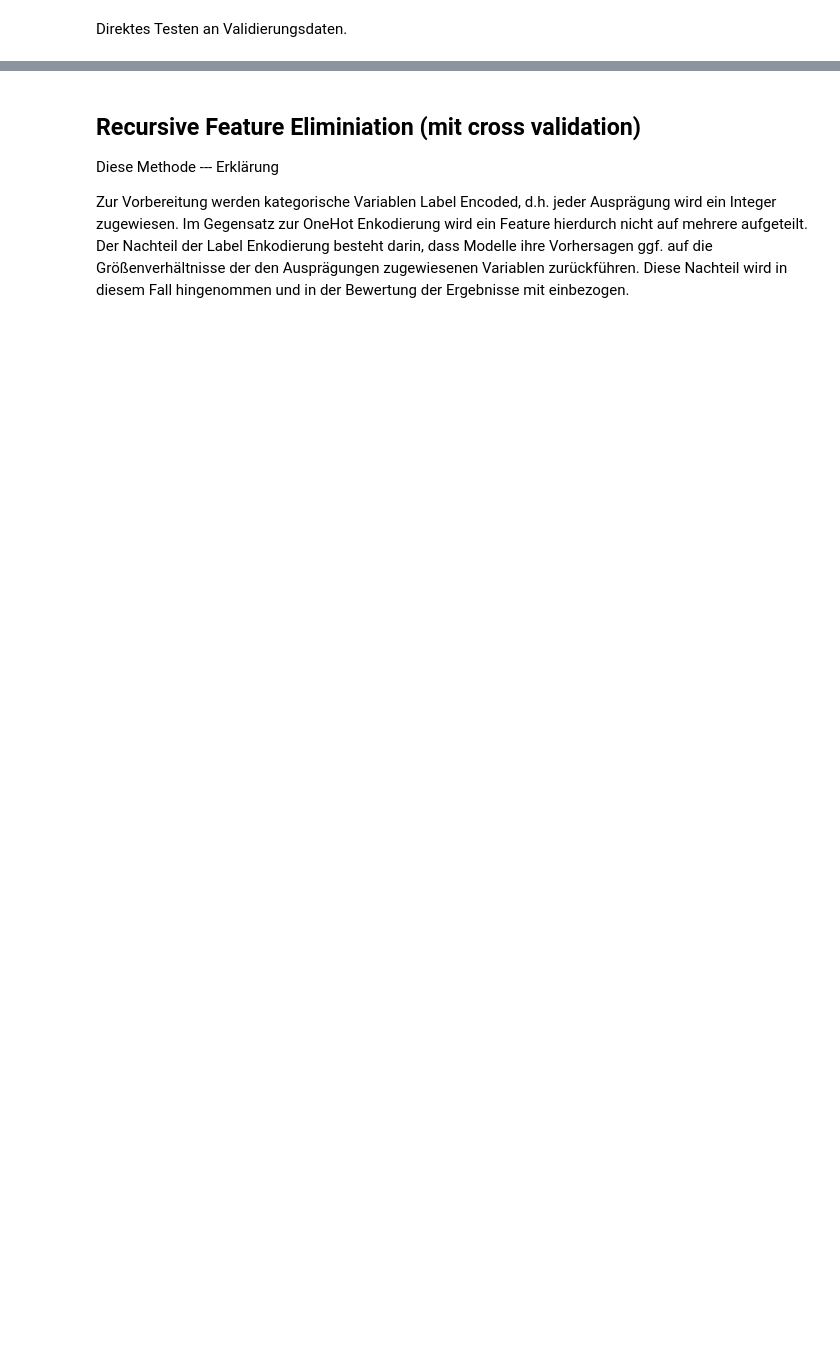
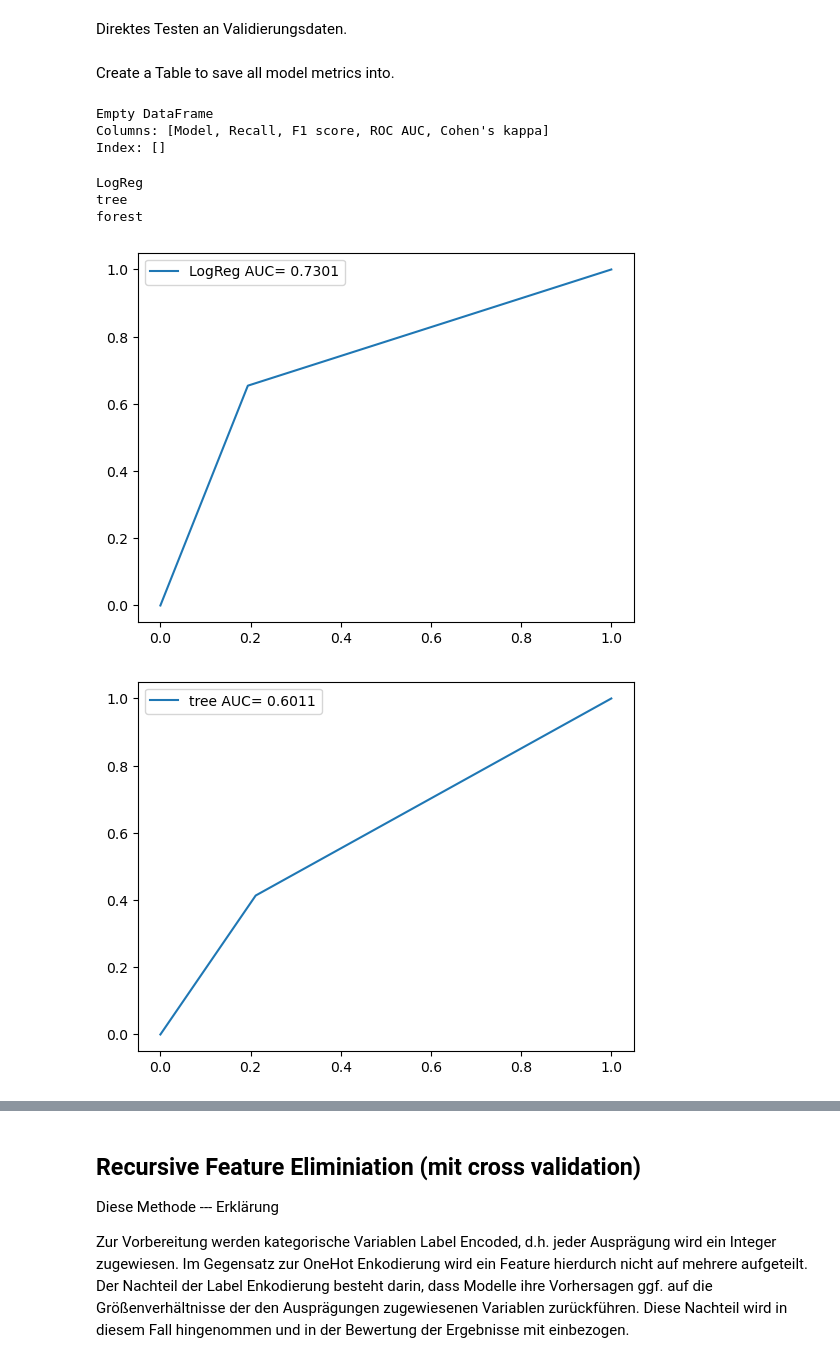
Before and after one commit to Gepolter/ChurnPrediction, a Jupyter notebook: ChurnPrediction.ipynb, the cells around one changed output, grey strips where cells are left out. Saved outputs shown, nothing was run; the diff lists cells and outputs as text; code cells hidden in the pictures; blank space fills up the shorter version.

```diff
--- a/ChurnPrediction.ipynb
+++ b/ChurnPrediction.ipynb
@@ -538,6 +527,13 @@ Kurze Erläuterung
 Zuerst wird der Datensatz erneut einer Variable zugewiesen, um eventuelle ungewollte Transformationen aus der EDA auszuschließen.
 # %% [markdown]
 data prep
+# %%
+d = ['Model', 'Recall', 'F1 score', 'ROC AUC', "Cohen's kappa"]
+resultsTable = pd.DataFrame(columns = d)
+
+def addResultsRow(newRow):
+    global resultsTable
+    resultsTable = pd.concat([resultsTable, newRow.to_frame().T], ignore_index=True)
 # %%
 #loading unprocessed dataset
 finalData = pd.read_csv('WA_Fn-UseC_-Telco-Customer-Churn.csv')
@@ -579,2 +592,53 @@ X_trainLogReg1[['tenure', 'MonthlyCharges']] = scaler.fit_transform(X_trainLogRe
 # %% [markdown]
 Direktes Testen an Validierungsdaten.
+# %%
+def modelMetrics(y_valid, preds, modelName):
+    #recall
+    recall = round(recall_score(y_valid, preds),3)
+    #f1 score
+    f1 = round(f1_score(y_valid, preds), 3)
+    #cohen kappa
+    kappa  = round(cohen_kappa_score(y_valid, preds), 3)
+    #roc
+    f = plt.figure().clf()
+    fpr, tpr, _ = roc_curve(y_valid, preds)
+    auc = round(roc_auc_score(y_valid, preds), 4)
+    plt.plot(fpr, tpr, label= modelName + ' AUC= '+ str(auc))
+    plt.legend()
+
+    #add row to results table
+    new_row = pd.Series({'Model': modelName,'Recall': recall,'F1 score': f1, 'ROC AUC': auc, "Cohen's kappa": kappa})
+    addResultsRow(new_row)
+# %% [markdown]
+Create a Table to save all model metrics into.
+# %%
+print(resultsTable)
+# %% [output]
+Empty DataFrame
+Columns: [Model, Recall, F1 score, ROC AUC, Cohen's kappa]
+Index: []
+# %%
+logRegLeEnc = LogisticRegression(random_state=42, max_iter=10000)
+treeLeEnc = DecisionTreeClassifier(random_state=42)
+forestLeEnc = RandomForestClassifier(random_state=42)
+
+logRegLeEnc.fit(X_trainLogRegLabels, y_train)
+logRegLePreds = logRegLeEnc.predict(X_testLogRegLabels)
+modelMetrics(y_test, logRegLePreds, "LogReg")
+
+
+
+
+treeLeEnc.fit(X_trainTreesLabels, y_train)
+treeLeEncPreds = treeLeEnc.predict(X_testTreesLabels)
+modelMetrics(y_test, treeLeEncPreds, "tree")
+
+forestLeEnc.fit(X_trainTreesLabels, y_train)
+forestLeEncPreds = forestLeEnc.predict(X_testTreesLabels)
+modelMetrics(y_test, forestLeEncPreds, "forest")
+# %% [output]
+LogReg
+tree
+forest
+[figure, added]
+[figure, added]
```
Also changed, not shown: parts of 117 cells of this notebook.
